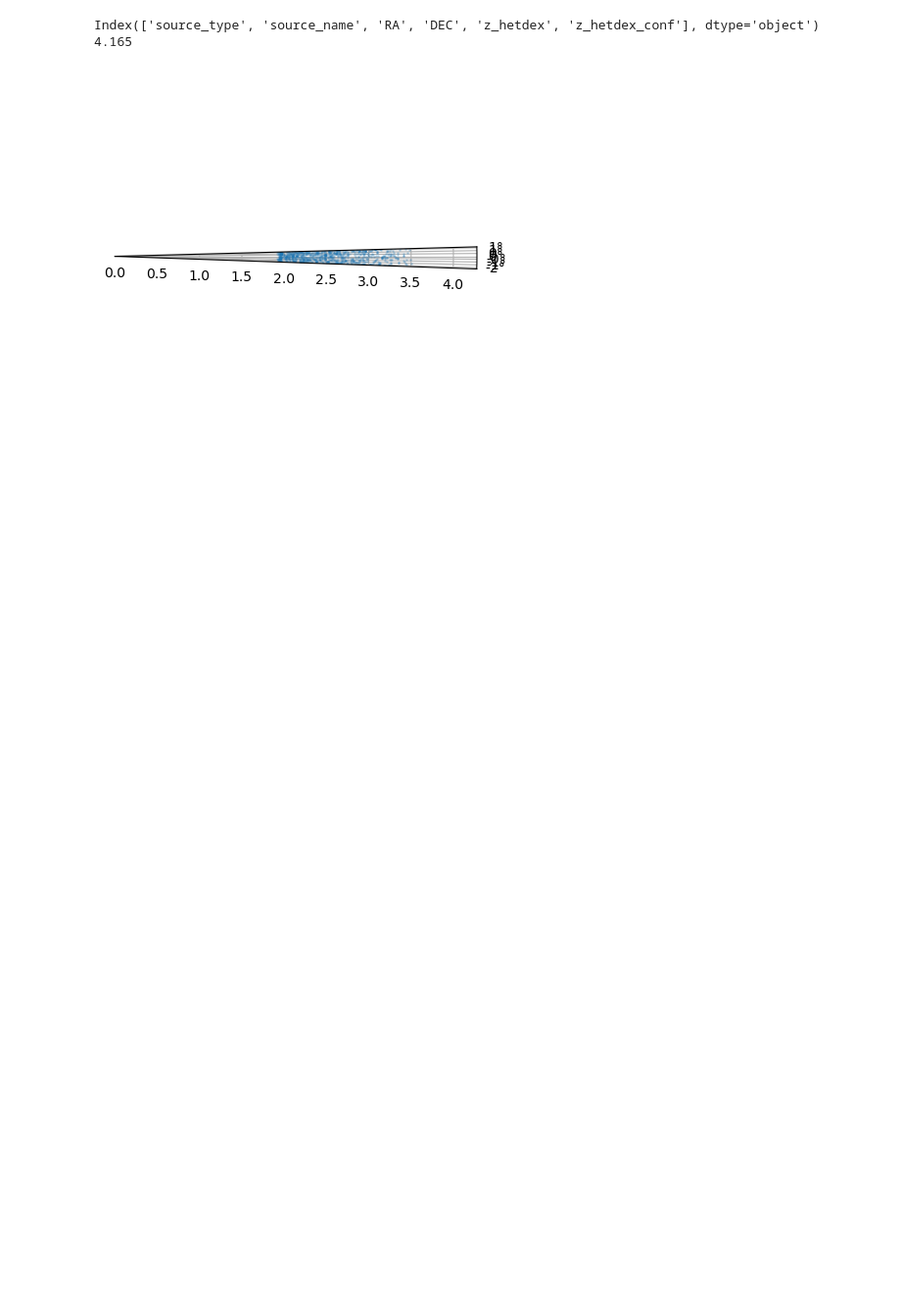
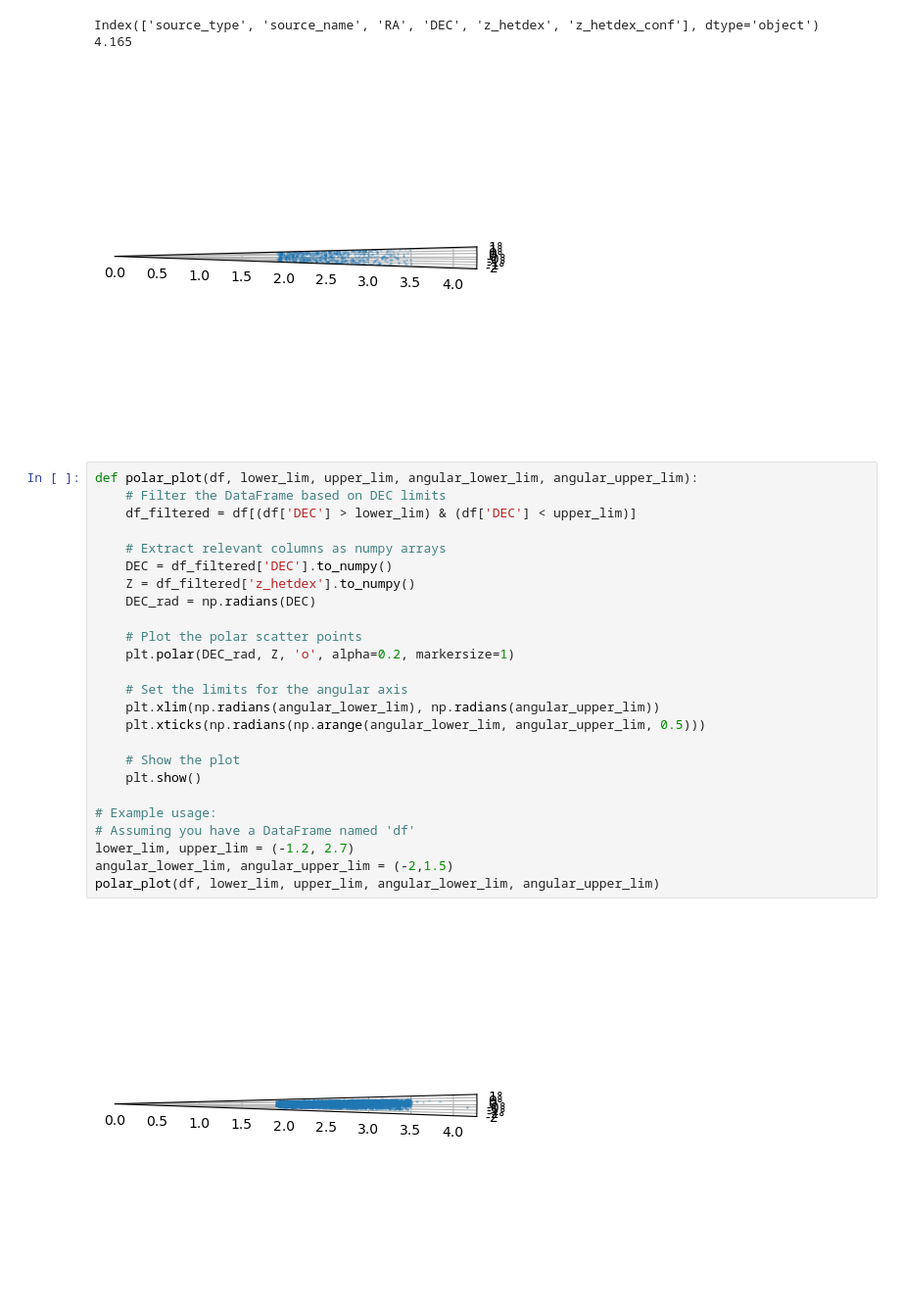
Before and after one commit to MuhammadArshad123/dark-energy-protocluster, a Jupyter notebook: analysis.ipynb, the cells around one changed output. Shown: that part at 98% size. Drawn from its saved outputs; the diff is of its cells as text; blank space fills up the shorter version.

```diff
--- a/analysis.ipynb
+++ b/analysis.ipynb
@@ -47,3 +67,30 @@ plotPolar(DEC_range1, Z_range1, -2, 1.5)
 Index(['source_type', 'source_name', 'RA', 'DEC', 'z_hetdex', 'z_hetdex_conf'], dtype='object')
 4.165
 [figure]
+# %%
+def polar_plot(df, lower_lim, upper_lim, angular_lower_lim, angular_upper_lim):
+    # Filter the DataFrame based on DEC limits
+    df_filtered = df[(df['DEC'] > lower_lim) & (df['DEC'] < upper_lim)]
+
+    # Extract relevant columns as numpy arrays
+    DEC = df_filtered['DEC'].to_numpy()
+    Z = df_filtered['z_hetdex'].to_numpy()
+    DEC_rad = np.radians(DEC)
+
+    # Plot the polar scatter points
+    plt.polar(DEC_rad, Z, 'o', alpha=0.2, markersize=1)
+
+    # Set the limits for the angular axis
+    plt.xlim(np.radians(angular_lower_lim), np.radians(angular_upper_lim))
+    plt.xticks(np.radians(np.arange(angular_lower_lim, angular_upper_lim, 0.5)))
+
+    # Show the plot
+    plt.show()
+
+# Example usage:
+# Assuming you have a DataFrame named 'df'
+lower_lim, upper_lim = (-1.2, 2.7)
+angular_lower_lim, angular_upper_lim = (-2,1.5)
+polar_plot(df, lower_lim, upper_lim, angular_lower_lim, angular_upper_lim)
+# %% [output]
+[figure, added]
```
Also changed, not shown: parts of 2 cells of this notebook.
